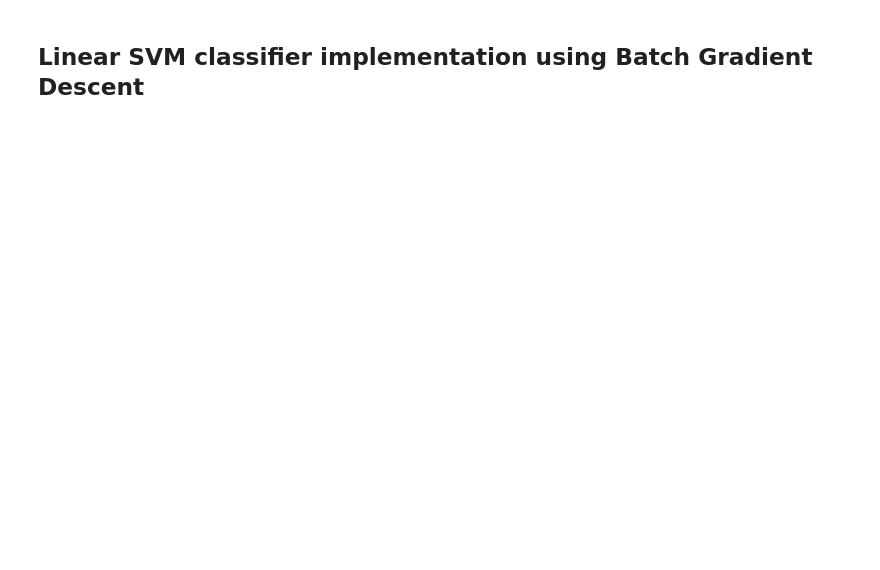
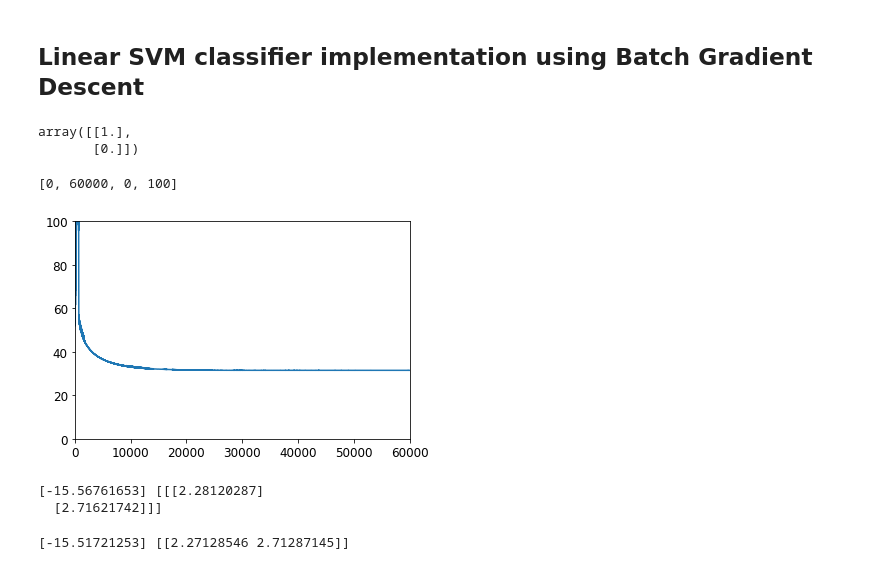
Before and after one commit to thap/skl-tf, a Jupyter notebook: 05.ipynb, the cells around one changed output. Drawn from its saved outputs; the diff is of its cells as text; code cells hidden in the pictures; blank space fills up the shorter version.

```diff
--- a/05.ipynb
+++ b/05.ipynb
@@ -827,0 +869,25 @@ y = (iris['target'] == 2).astype(np.float64).reshape(-1, 1)
+# %%
+C = 2
+svm_clf = MyLinearSVC(C=C, eta0=10, eta_d=1000, n_epochs=60000, random_state=2)
+svm_clf.fit(X, y)
+svm_clf.predict(np.array([[5, 2], [4, 1]]))
+# %% [output]
+array([[1.],
+       [0.]])
+# %%
+plt.plot(range(svm_clf.n_epochs), svm_clf.Js)
+plt.axis([0, svm_clf.n_epochs, 0, 100])
+# %% [output]
+[0, 60000, 0, 100]
+[figure, added]
+# %%
+print(svm_clf.intercept_, svm_clf.coef_)
+# %% [output]
+[-15.56761653] [[[2.28120287]
+  [2.71621742]]]
+# %%
+svm_clf2 = SVC(kernel='linear', C=C)
+svm_clf2.fit(X, y.ravel())
+print(svm_clf2.intercept_, svm_clf2.coef_)
+# %% [output]
+[-15.51721253] [[2.27128546 2.71287145]]
```
Also changed, not shown: parts of 44 cells of this notebook, 1 other file.
